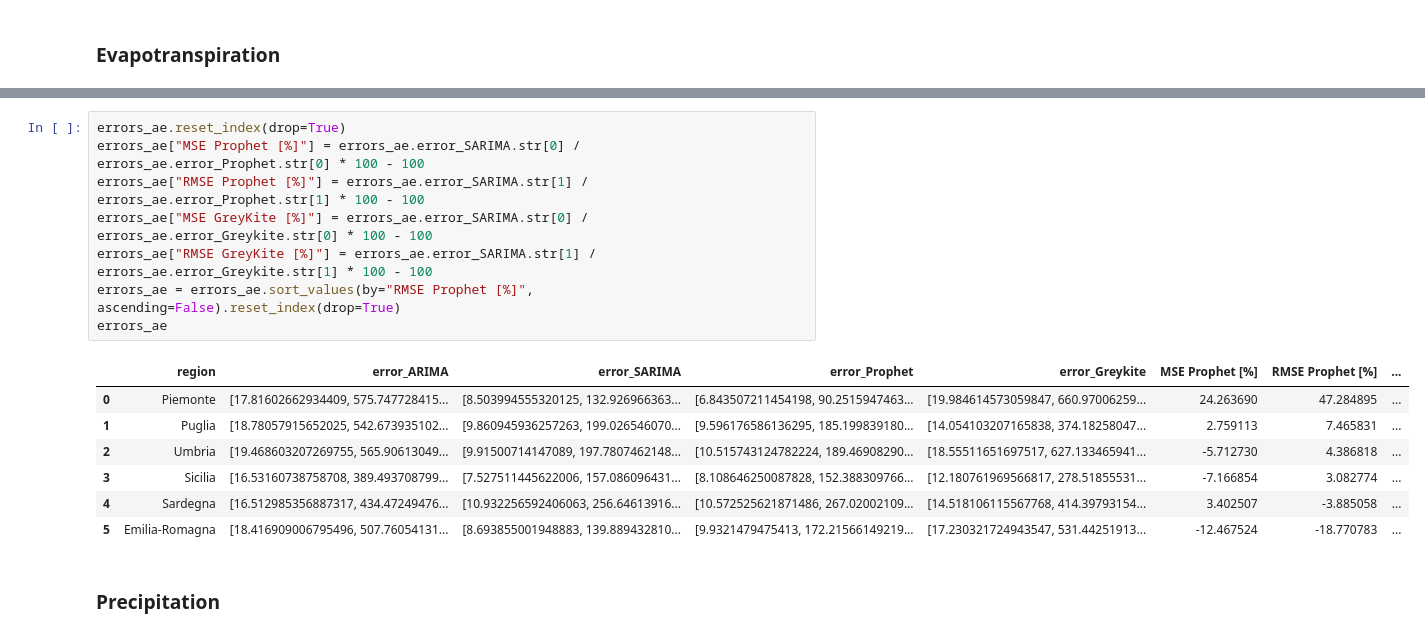
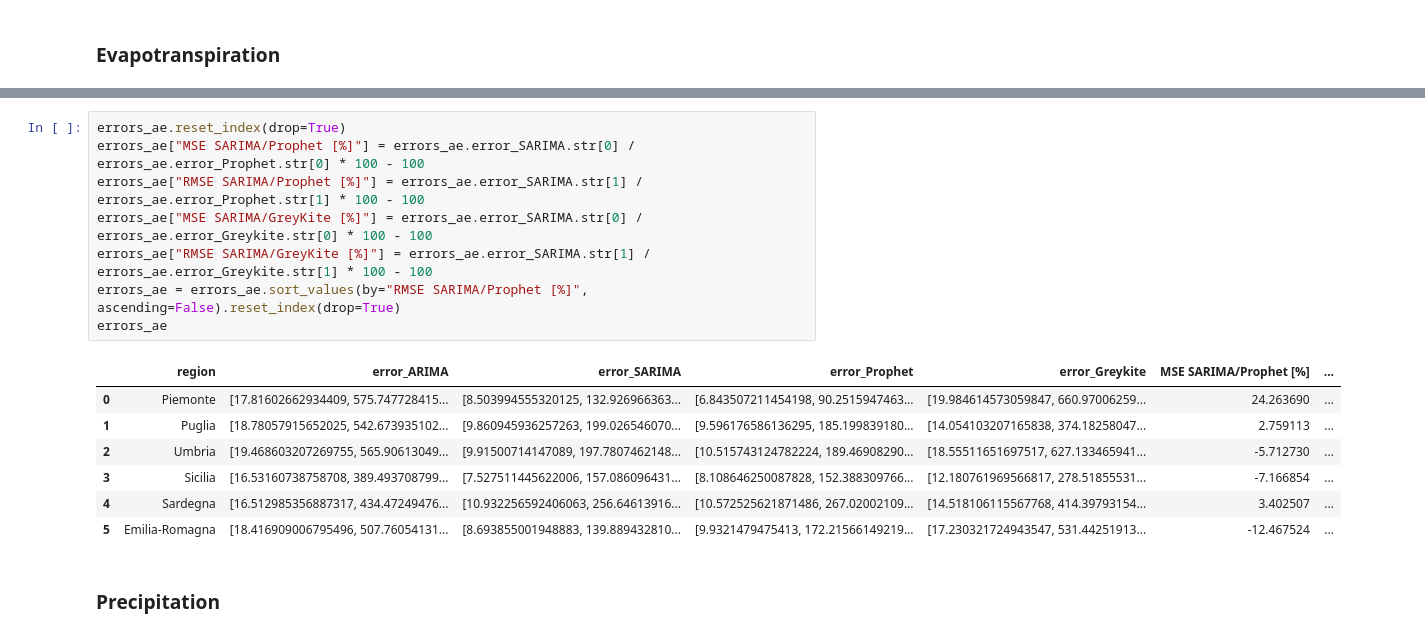
Before and after one commit to LorenzoStucchi/BIGBANG_analysis, a Jupyter notebook: 3_estimation.ipynb, the cells around one changed output, grey strips where cells are left out. Drawn from its saved outputs; the diff is of its cells as text.

```diff
--- a/3_estimation.ipynb
+++ b/3_estimation.ipynb
@@ -175,20 +243,20 @@ MAE/RMSE of Prophet model: [10.572525621871486, 267.02002109270467]
 MAE/RMSE of Greykite model: [14.518106115567768, 414.3979315486219]
 # %%
 errors_ae.reset_index(drop=True)
-errors_ae["MSE Prophet [%]"] = errors_ae.error_SARIMA.str[0] / errors_ae.error_Prophet.str[0] * 100 - 100
-errors_ae["RMSE Prophet [%]"] = errors_ae.error_SARIMA.str[1] / errors_ae.error_Prophet.str[1] * 100 - 100
-errors_ae["MSE GreyKite [%]"] = errors_ae.error_SARIMA.str[0] / errors_ae.error_Greykite.str[0] * 100 - 100
-errors_ae["RMSE GreyKite [%]"] = errors_ae.error_SARIMA.str[1] / errors_ae.error_Greykite.str[1] * 100 - 100
-errors_ae = errors_ae.sort_values(by="RMSE Prophet [%]", ascending=False).reset_index(drop=True)
+errors_ae["MSE SARIMA/Prophet [%]"] = errors_ae.error_SARIMA.str[0] / errors_ae.error_Prophet.str[0] * 100 - 100
+errors_ae["RMSE SARIMA/Prophet [%]"] = errors_ae.error_SARIMA.str[1] / errors_ae.error_Prophet.str[1] * 100 - 100
+errors_ae["MSE SARIMA/GreyKite [%]"] = errors_ae.error_SARIMA.str[0] / errors_ae.error_Greykite.str[0] * 100 - 100
+errors_ae["RMSE SARIMA/GreyKite [%]"] = errors_ae.error_SARIMA.str[1] / errors_ae.error_Greykite.str[1] * 100 - 100
+errors_ae = errors_ae.sort_values(by="RMSE SARIMA/Prophet [%]", ascending=False).reset_index(drop=True)
 errors_ae
 # %% [output]
-|  | region | error_ARIMA | error_SARIMA | error_Prophet | error_Greykite | MSE Prophet [%] | RMSE Prophet [%] | ... |
-| 0 | Piemonte | [17.81602662934409, 575.747728415... | [8.503994555320125, 132.926966363... | [6.843507211454198, 90.2515947463... | [19.984614573059847, 660.97006259... | 24.263690 | 47.284895 | ... |
-| 1 | Puglia | [18.78057915652025, 542.673935102... | [9.860945936257263, 199.026546070... | [9.596176586136295, 185.199839180... | [14.054103207165838, 374.18258047... | 2.759113 | 7.465831 | ... |
-| 2 | Umbria | [19.468603207269755, 565.90613049... | [9.91500714147089, 197.7807462148... | [10.515743124782224, 189.46908290... | [18.55511651697517, 627.133465941... | -5.712730 | 4.386818 | ... |
-| 3 | Sicilia | [16.53160738758708, 389.493708799... | [7.527511445622006, 157.086096431... | [8.108646250087828, 152.388309766... | [12.180761969566817, 278.51855531... | -7.166854 | 3.082774 | ... |
-| 4 | Sardegna | [16.512985356887317, 434.47249476... | [10.932256592406063, 256.64613916... | [10.572525621871486, 267.02002109... | [14.518106115567768, 414.39793154... | 3.402507 | -3.885058 | ... |
-| 5 | Emilia-Romagna | [18.416909006795496, 507.76054131... | [8.693855001948883, 139.889432810... | [9.9321479475413, 172.21566149219... | [17.230321724943547, 531.44251913... | -12.467524 | -18.770783 | ... |
+|  | region | error_ARIMA | error_SARIMA | error_Prophet | error_Greykite | MSE SARIMA/Prophet [%] | ... |
+| 0 | Piemonte | [17.81602662934409, 575.747728415... | [8.503994555320125, 132.926966363... | [6.843507211454198, 90.2515947463... | [19.984614573059847, 660.97006259... | 24.263690 | ... |
+| 1 | Puglia | [18.78057915652025, 542.673935102... | [9.860945936257263, 199.026546070... | [9.596176586136295, 185.199839180... | [14.054103207165838, 374.18258047... | 2.759113 | ... |
+| 2 | Umbria | [19.468603207269755, 565.90613049... | [9.91500714147089, 197.7807462148... | [10.515743124782224, 189.46908290... | [18.55511651697517, 627.133465941... | -5.712730 | ... |
+| 3 | Sicilia | [16.53160738758708, 389.493708799... | [7.527511445622006, 157.086096431... | [8.108646250087828, 152.388309766... | [12.180761969566817, 278.51855531... | -7.166854 | ... |
+| 4 | Sardegna | [16.512985356887317, 434.47249476... | [10.932256592406063, 256.64613916... | [10.572525621871486, 267.02002109... | [14.518106115567768, 414.39793154... | 3.402507 | ... |
+| 5 | Emilia-Romagna | [18.416909006795496, 507.76054131... | [8.693855001948883, 139.889432810... | [9.9321479475413, 172.21566149219... | [17.230321724943547, 531.44251913... | -12.467524 | ... |
 # %% [markdown]
 ### Precipitation
 # %%
```
Also changed, not shown: parts of 5 cells of this notebook, 3 other files.
